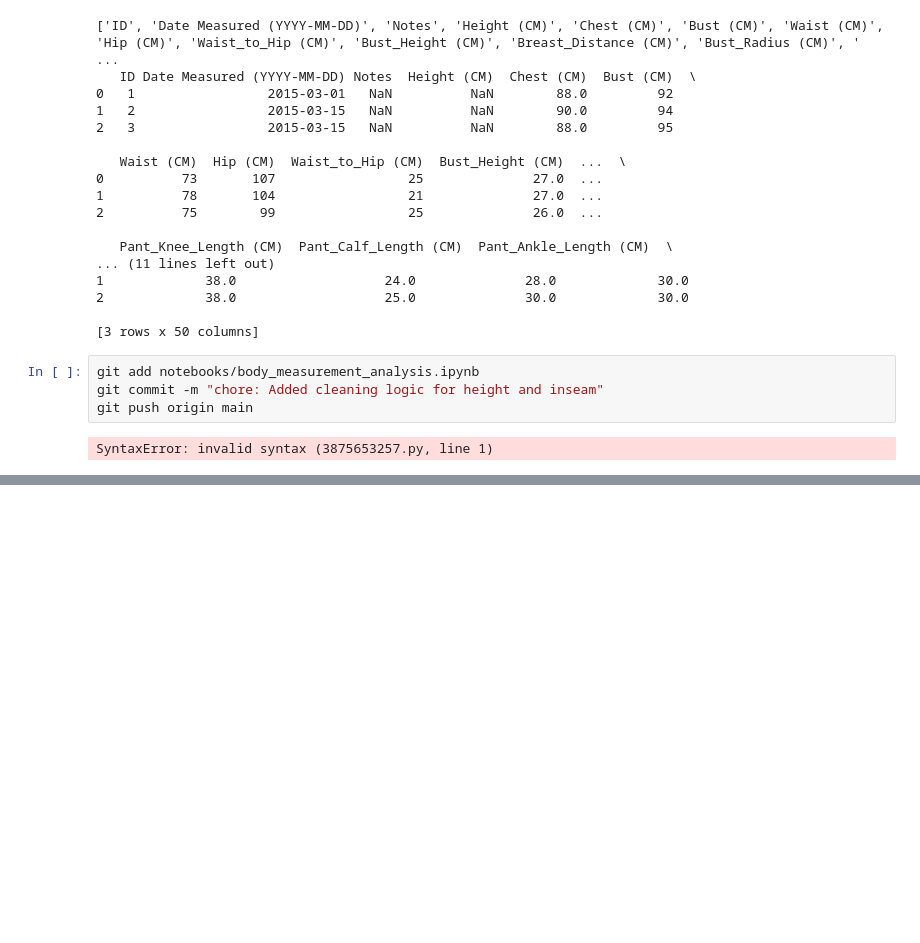
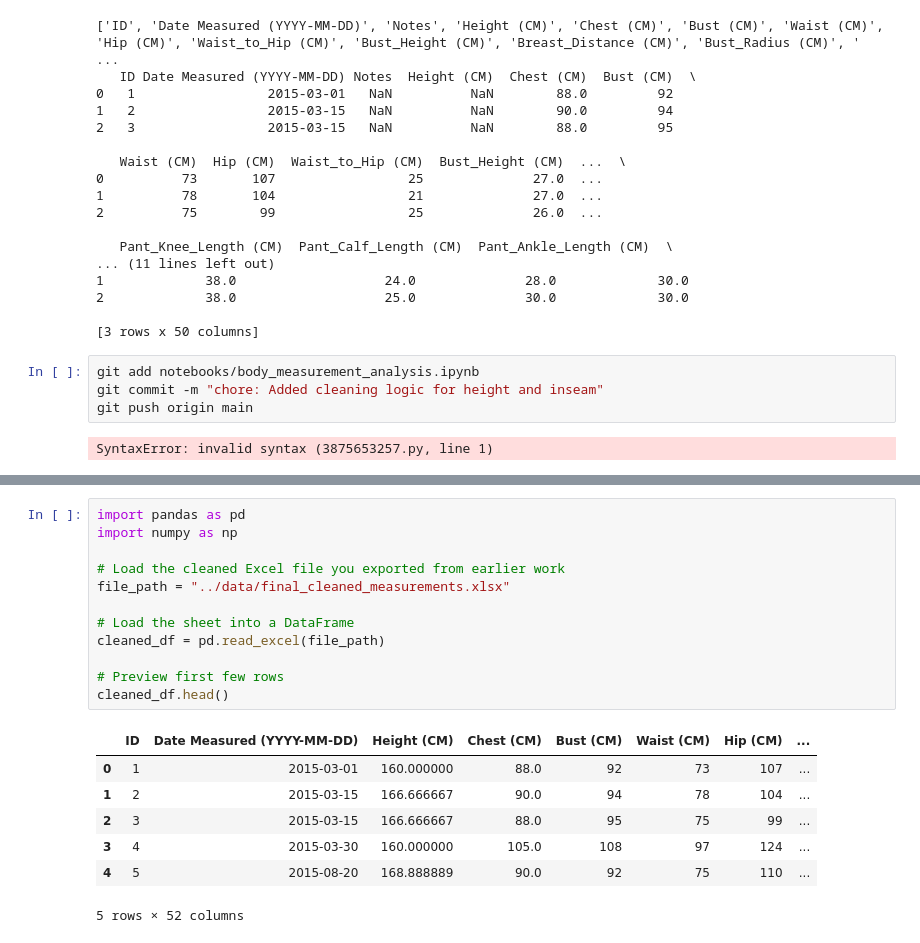
Before and after one commit to texcila/body-measurement-predictor, a Jupyter notebook: notebooks/body_measurement_analysis.ipynb, the cells around one changed output, grey strips where cells are left out. Saved outputs shown, nothing was run; the diff lists cells and outputs as text; blank space fills up the shorter version.

```diff
--- a/notebooks/body_measurement_analysis.ipynb
+++ b/notebooks/body_measurement_analysis.ipynb
@@ -836,0 +909,20 @@ SyntaxError: invalid syntax (3875653257.py, line 1)
+# %%
+import pandas as pd
+import numpy as np
+
+# Load the cleaned Excel file you exported from earlier work
+file_path = "../data/final_cleaned_measurements.xlsx"
+
+# Load the sheet into a DataFrame
+cleaned_df = pd.read_excel(file_path)
+
+# Preview first few rows
+cleaned_df.head()
+# %% [output]
+|  | ID | Date Measured (YYYY-MM-DD) | Height (CM) | Chest (CM) | Bust (CM) | Waist (CM) | Hip (CM) | ... |
+| 0 | 1 | 2015-03-01 | 160.000000 | 88.0 | 92 | 73 | 107 | ... |
+| 1 | 2 | 2015-03-15 | 166.666667 | 90.0 | 94 | 78 | 104 | ... |
+| 2 | 3 | 2015-03-15 | 166.666667 | 88.0 | 95 | 75 | 99 | ... |
+| 3 | 4 | 2015-03-30 | 160.000000 | 105.0 | 108 | 97 | 124 | ... |
+| 4 | 5 | 2015-08-20 | 168.888889 | 90.0 | 92 | 75 | 110 | ... |
+5 rows × 52 columns
```
Also changed, not shown: parts of 19 cells of this notebook, 2 other files.
